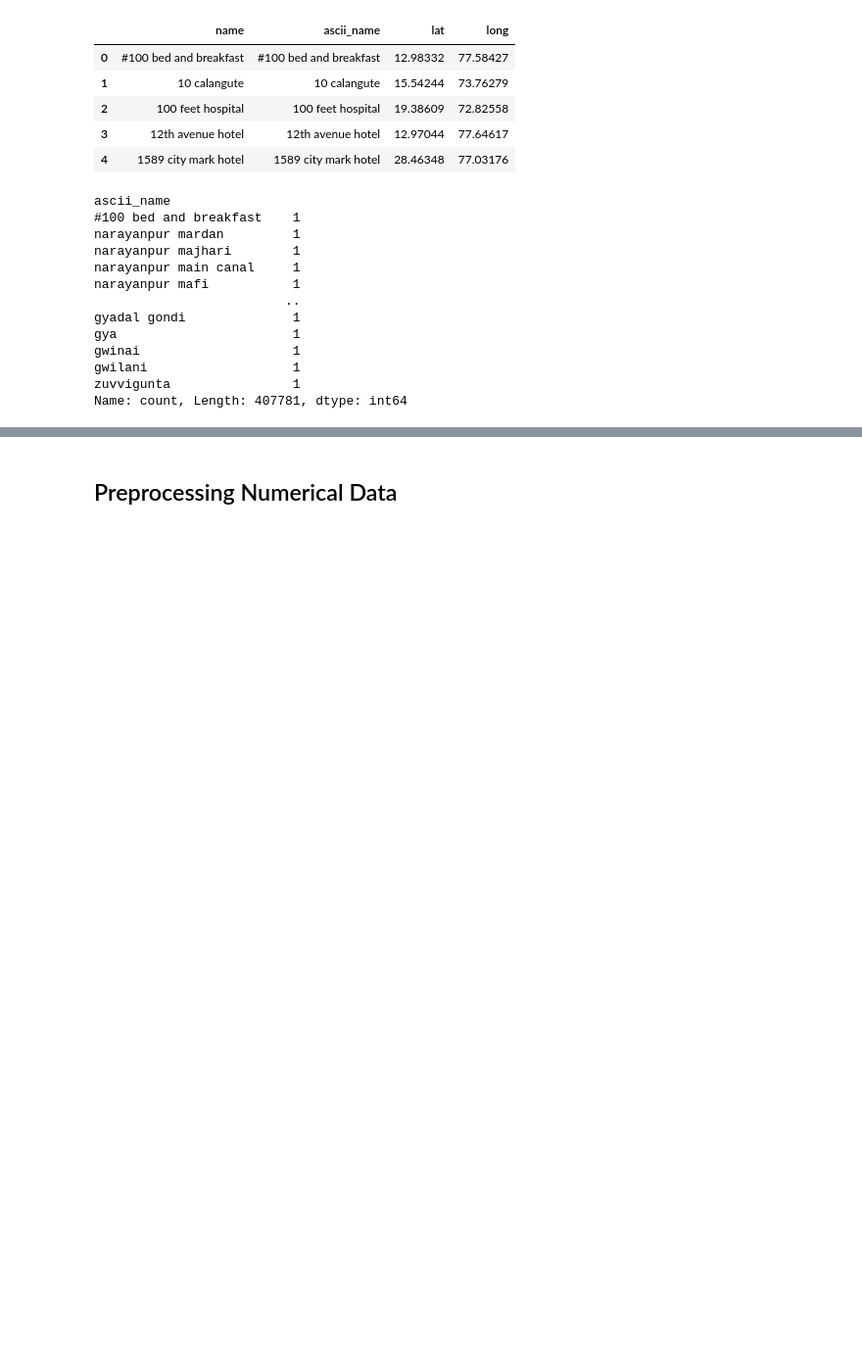
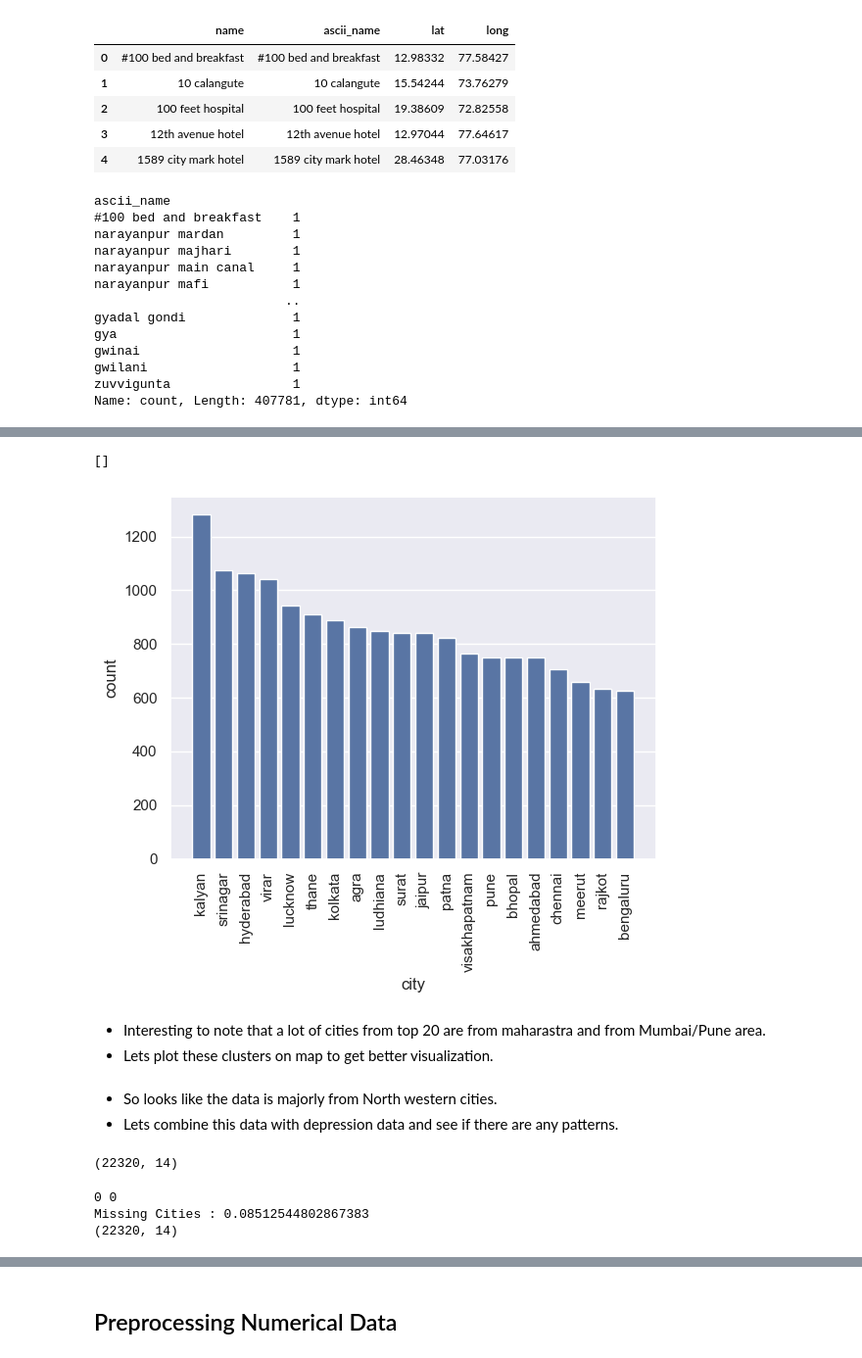
Before and after one commit to gaurangdave/mental_health_ml, a Jupyter notebook: notebooks/02_data_preparation.ipynb, the cells around one changed output, grey strips where cells are left out. Shown at 98% size. Saved outputs shown, nothing was run; the diff lists cells and outputs as text; code cells hidden in the pictures; blank space fills up the shorter version.

Commit message:
worked on geo data and planned 2 new features

```diff
--- a/notebooks/02_data_preparation.ipynb
+++ b/notebooks/02_data_preparation.ipynb
@@ -773,6 +773,18 @@ def clean_city_fn(df):
     return df_copy
 
 clean_city = FunctionTransformer(clean_city_fn, feature_names_out="one-to-one")
+
+## helper function to rename old city names to new ones
+def rename_city_fn(df):
+    if not isinstance(df, pd.DataFrame):
+        raise ValueError(
+            "degree_clean_fn : Input must be a pandas DataFrame")
+    df_copy = df.copy()
+    df_copy.loc[df_copy["city"] == "vasai-virar","city"] = "virar"
+    df_copy.loc[df_copy["city"] == "bangalore","city"] = "bengaluru"
+    return df_copy
+
+rename_city = FunctionTransformer(rename_city_fn, feature_names_out="one-to-one")
 
 # helper function that maps city names to default values of is_valid_city = 0, lat/long of Nagpur
 def map_city_feature_names(function_transformer, feature_names_in):
@@ -872,0 +885,7 @@ Name: count, dtype: int64
+# %%
+## lets update the dataset for future analysis.
+updated_categories = clean_city_fn(updated_categories)
+updated_categories = rename_city_fn(updated_categories)
+updated_categories = map_city_fn(updated_categories)
+updated_categories = verify_city_fn(updated_categories)
+updated_categories.head()
@@ -872,0 +929,4 @@ Name: count, dtype: int64
+# %%
+## lets get value counts for the cities
+city_counts = pd.DataFrame(updated_categories["city"].value_counts().reset_index(), columns=["city", "count"])
+city_counts.sort_values(by="count",ascending=False).head(20)
@@ -872,0 +951,17 @@ Name: count, dtype: int64
+# %%
+# lets create a simple bar chart of to 20 cities
+import seaborn as sns
+
+top_20_cities = city_counts.sort_values(by="count", ascending=False).head(20)
+sns.set_theme(style="darkgrid")
+plt = sns.barplot(
+    data=top_20_cities, x="city", y="count")
+plt.set_xticks(labels=top_20_cities["city"], ticks=range(top_20_cities.shape[0]))
+plt.set_xticklabels(labels=top_20_cities["city"],rotation=90)
+plt.plot(scalex=True)
+# %% [output]
+[]
+[figure, added]
+# %% [markdown]
+* Interesting to note that a lot of cities from top 20 are from maharastra and from Mumbai/Pune area.
+* Lets plot these clusters on map to get better visualization.
@@ -872,0 +982,18 @@ Name: count, dtype: int64
+# %% [markdown]
+* So looks like the data is majorly from North western cities.
+* Lets combine this data with depression data and see if there are any patterns.
+# %%
+combined_data = pd.concat([updated_categories, y_train], axis=1)
+combined_data.shape
+# combined_data.groupby(["lat","long","city"], as_index=False)["depression"].count()
+# %% [output]
+(22320, 14)
+# %%
+print(combined_data["lat"].isna().sum(),combined_data["long"].isna().sum())
+invalid_city_ratio = (combined_data[combined_data['is_valid_city'] == 0].shape[0] / combined_data.shape[0]) * 100
+print(f"Missing Cities : {invalid_city_ratio}")
+print(combined_data.shape)
+# %% [output]
+0 0
+Missing Cities : 0.08512544802867383
+(22320, 14)
```
Also changed, not shown: parts of 20 cells of this notebook.
